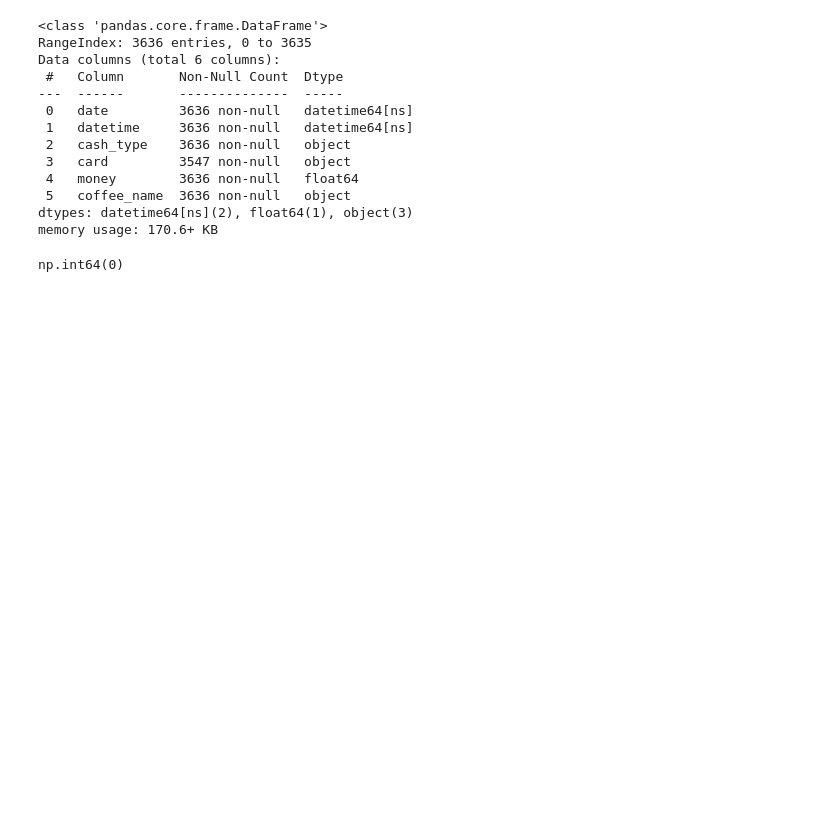
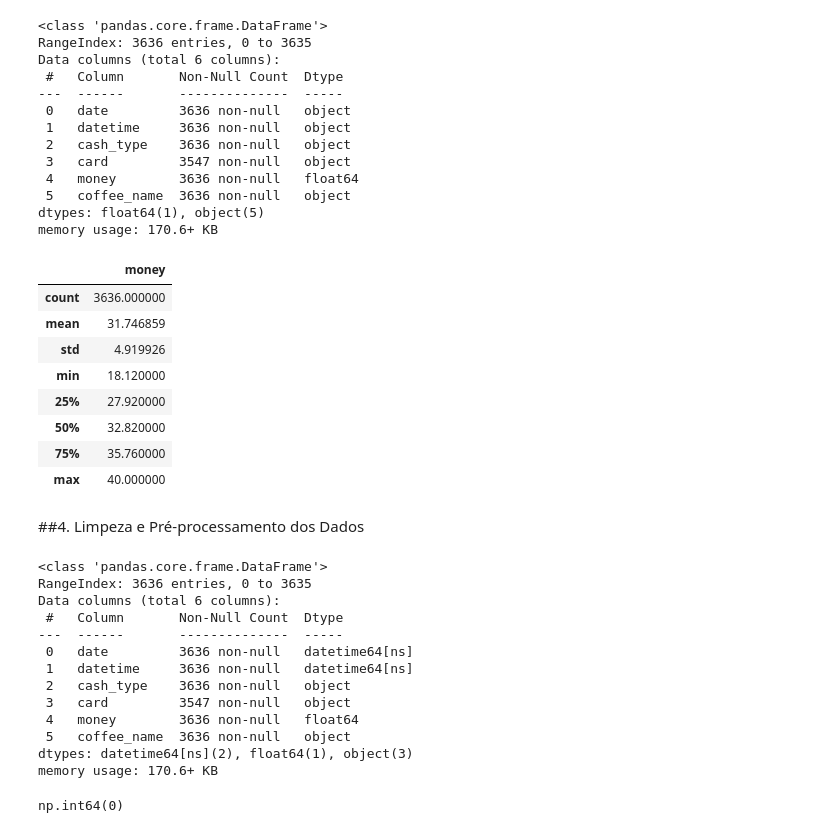
Before and after one commit to Leonardo-Ikeda/coffee-sales-analysis, a Jupyter notebook: coffee_sales_analysis.ipynb, the cells around one changed output. Saved outputs shown, nothing was run; the diff lists cells and outputs as text; code cells hidden in the pictures; blank space fills up the shorter version.

```diff
--- a/coffee_sales_analysis.ipynb
+++ b/coffee_sales_analysis.ipynb
@@ -43,0 +10,5 @@ memory usage: 170.6+ KB
+# %%
+#Leitura do csv
+url = 'https://raw.githubusercontent.com/Leonardo-Ikeda/coffee-sales-analysis/refs/heads/main/index_1.csv'
+
+df = pd.read_csv(url)
@@ -44,3 +27,34 @@ memory usage: 170.6+ KB
+# %%
+# Informações gerais
+df.info()
+
+# Estatísticas descritivas
+df.describe()
+# %% [output]
+<class 'pandas.core.frame.DataFrame'>
+RangeIndex: 3636 entries, 0 to 3635
+Data columns (total 6 columns):
+ #   Column       Non-Null Count  Dtype
+---  ------       --------------  -----
+ 0   date         3636 non-null   object
+ 1   datetime     3636 non-null   object
+ 2   cash_type    3636 non-null   object
+ 3   card         3547 non-null   object
+ 4   money        3636 non-null   float64
+ 5   coffee_name  3636 non-null   object
+dtypes: float64(1), object(5)
+memory usage: 170.6+ KB
+|  | money |
+| count | 3636.000000 |
+| mean | 31.746859 |
+| std | 4.919926 |
+| min | 18.120000 |
+| 25% | 27.920000 |
+| 50% | 32.820000 |
+| 75% | 35.760000 |
+| max | 40.000000 |
+# %% [markdown]
+##4. Limpeza e Pré-processamento dos Dados
 # %%
 # Transformando as colunas date e datetime de object para o formato datetime
 df['date'] = pd.to_datetime(df['date'])
```
Also changed, not shown: parts of 15 cells of this notebook.
